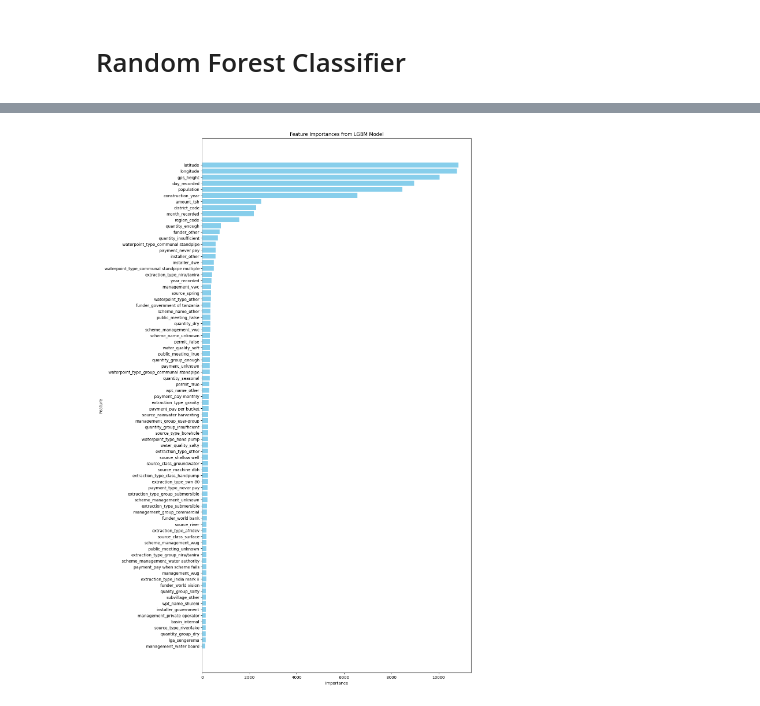
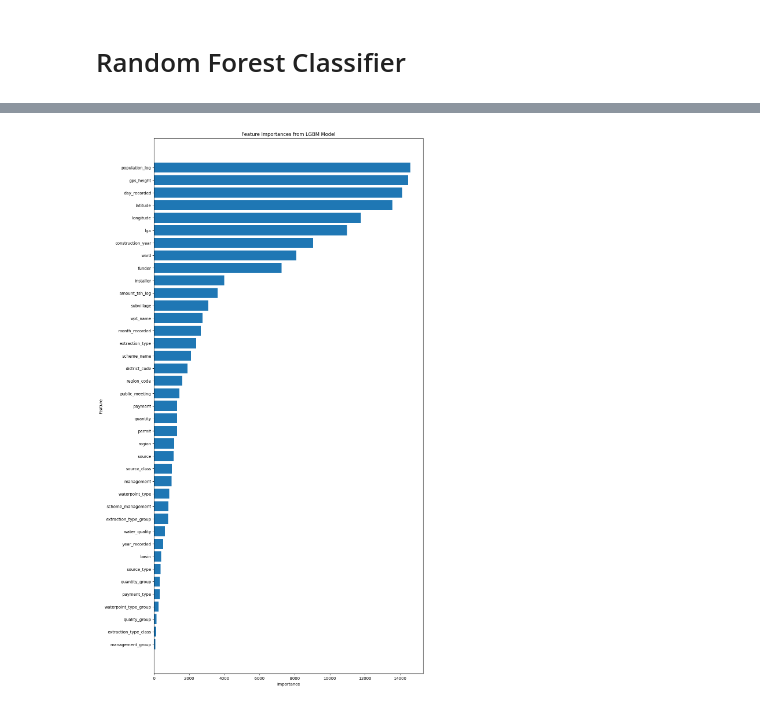
Before and after one commit to towbsss/drivendata_pump_it_up, a Jupyter notebook: 03_Model_Selection.ipynb, the cells around one changed output, grey strips where cells are left out. Drawn from its saved outputs; the diff is of its cells as text; code cells hidden in the pictures.

```diff
--- a/03_Model_Selection.ipynb
+++ b/03_Model_Selection.ipynb
@@ -164,6 +245,6 @@ test_features = replace_infrequent_categories(test_features, columns_to_transfor
 # %%
 # Threshold for OneHotEncoding
-threshold = 150
+threshold = 200
 
 # Identify categorical features and their unique value counts
 categorical_features = X_train.select_dtypes(include=['object']).columns
@@ -172,3 +253,16 @@ category_counts = X_train[categorical_features].nunique()
 # Separate features based on the threshold
 onehot_features = category_counts[category_counts < threshold].index.tolist()
 labelencode_features = category_counts[category_counts >= threshold].index.tolist()
+
+# Convert boolean features to strings
+X_train[onehot_features] = X_train[onehot_features].astype(str)
+X_test[onehot_features] = X_test[onehot_features].astype(str)
+
+# Apply OneHotEncoding
+ohe = OneHotEncoder(handle_unknown='ignore', sparse_output=False)
+X_train_ohe = ohe.fit_transform(X_train[onehot_features])
+X_test_ohe = ohe.transform(X_test[onehot_features])
+
+# Do the same for test_features
+test_features[onehot_features] = test_features[onehot_features].astype(str)
+test_features_ohe = ohe.transform(test_features[onehot_features])
@@ -344 +480,9 @@ submission.to_csv('submission_rf8.csv', index=False)
+# %%
+# Convert from 'object' to 'category' dtypes
+X_train_cat = X_train.apply(
+    lambda col: col.astype('category') if col.dtype == 'object' else col)
+X_test_cat = X_test.apply(
+    lambda col: col.astype('category') if col.dtype == 'object' else col)
+test_features_cat = test_features.apply(
+    lambda col: col.astype('category') if col.dtype == 'object' else col)
 # %%
@@ -484,5 +579,7 @@ Best LGBM parameters:  {'num_leaves': 51, 'max_depth': 36, 'learning_rate': 0.06
 # %%
-# Train the final model on the entire training data using the best hyperparameters
-lgbm_model = lgb.LGBMClassifier(**lgbm_best_params)
-lgbm_model.fit(X_train_final, y_train)
+# Add categorical_feature='auto' (similar to CatBoost)
+lgbm_model.fit(
+    X_train_cat, y_train,
+    categorical_feature='auto'
+)
 # %% [output]
@@ -518,23 +629,24 @@ functional needs repair       0.62      0.28      0.39      1295
 # %%
 # Get feature importances from the best RandomForest model
 lgbm_feature_importances = lgbm_model.feature_importances_
 
 # Create a DataFrame for better visualization
 lgbm_features_df = pd.DataFrame({
-    'Feature': X_train_final.columns,
+    'Feature': X_train_cat.columns,
     'Importance': lgbm_feature_importances
 })
 
 # Sort the DataFrame by importance
-lgbm_features_df = lgbm_features_df.sort_values(by='Importance', ascending=False).head(80)
+lgbm_features_df = lgbm_features_df.sort_values(
+    by='Importance', ascending=False)
 
 # Plot the feature importances
 plt.figure(figsize=(12, 24))
-plt.barh(lgbm_features_df['Feature'], lgbm_features_df['Importance'], color='skyblue')
+plt.barh(lgbm_features_df['Feature'], lgbm_features_df['Importance'])
 plt.xlabel('Importance')
 plt.ylabel('Feature')
 plt.title('Feature Importances from LGBM Model')
 plt.gca().invert_yaxis()
 plt.show()
 # %% [output]
-[figure, old version]
+[figure, new version]
```
Also changed, not shown: parts of 55 cells of this notebook, 3 other files.
